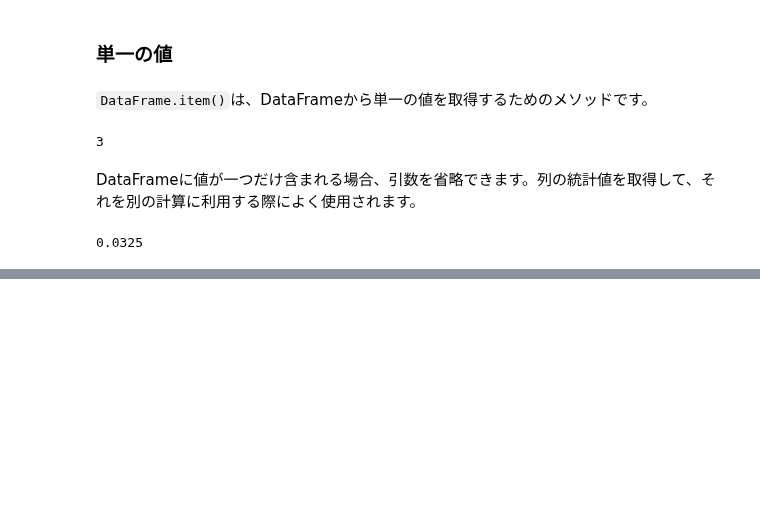
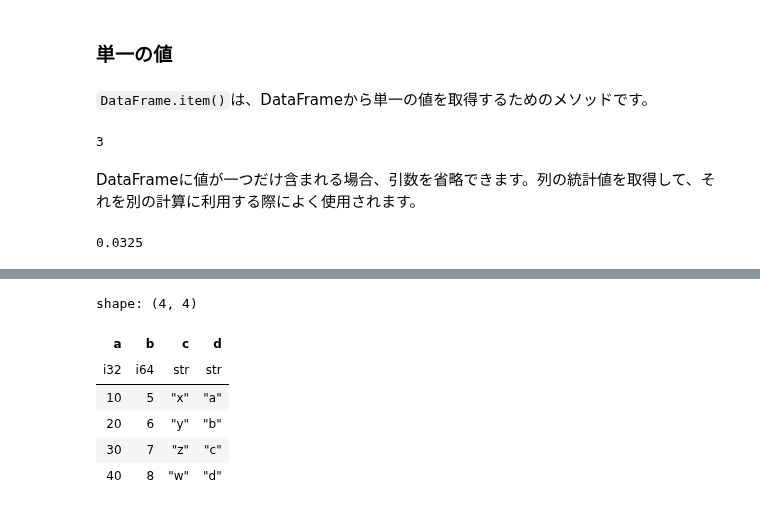
Before and after one commit to ruoyu0088/polars_guide, a Jupyter notebook: polars_guide/008_polars_dataframe_get_data.ipynb, the cells around one changed output, grey strips where cells are left out. Drawn from its saved outputs; the diff is of its cells as text; code cells hidden in the pictures; blank space fills up the shorter version.

```diff
--- a/polars_guide/008_polars_dataframe_get_data.ipynb
+++ b/polars_guide/008_polars_dataframe_get_data.ipynb
@@ -318,0 +391,7 @@ df.select(pl.col('a').mean()).item() / 100
+# %%
+df = pl.DataFrame({
+    "a": [1, 2, 3, 4],
+    "b": [5, 6, 7, 8],
+    "c": ["x", "y", "z", "w"],
+    "d": ["a", "b", "c", "d"]
+})
@@ -318,0 +453,12 @@ df.select(pl.col('a').mean()).item() / 100
+# %%
+# 列"a"のデータを設定
+df[["a"]] = np.array([[10], [20], [30], [40]])
+df
+# %% [output]
+shape: (4, 4)
+| a | b | c | d |
+| i32 | i64 | str | str |
+| 10 | 5 | "x" | "a" |
+| 20 | 6 | "y" | "b" |
+| 30 | 7 | "z" | "c" |
+| 40 | 8 | "w" | "d" |
```
Also changed, not shown: parts of 53 cells of this notebook, 3 other files.
